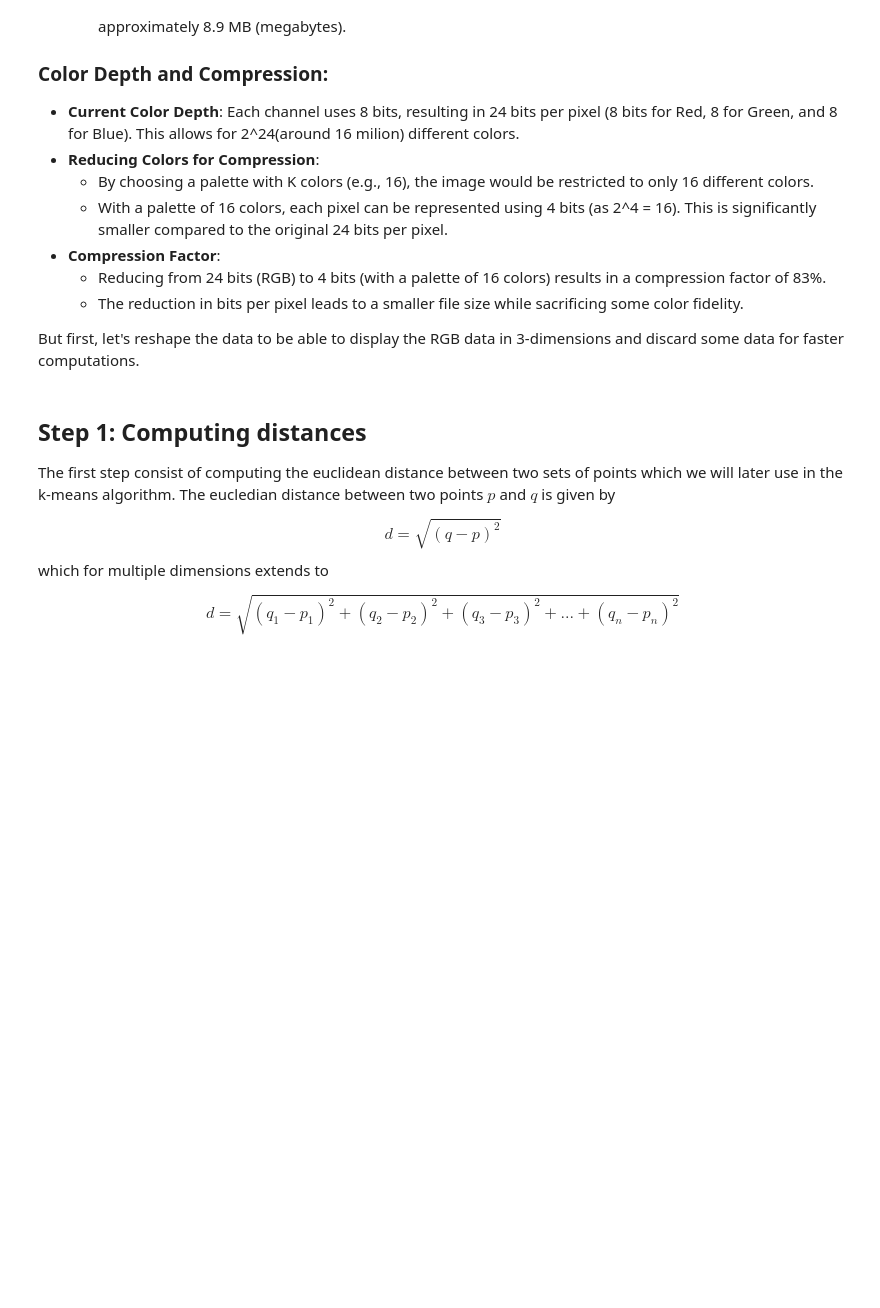
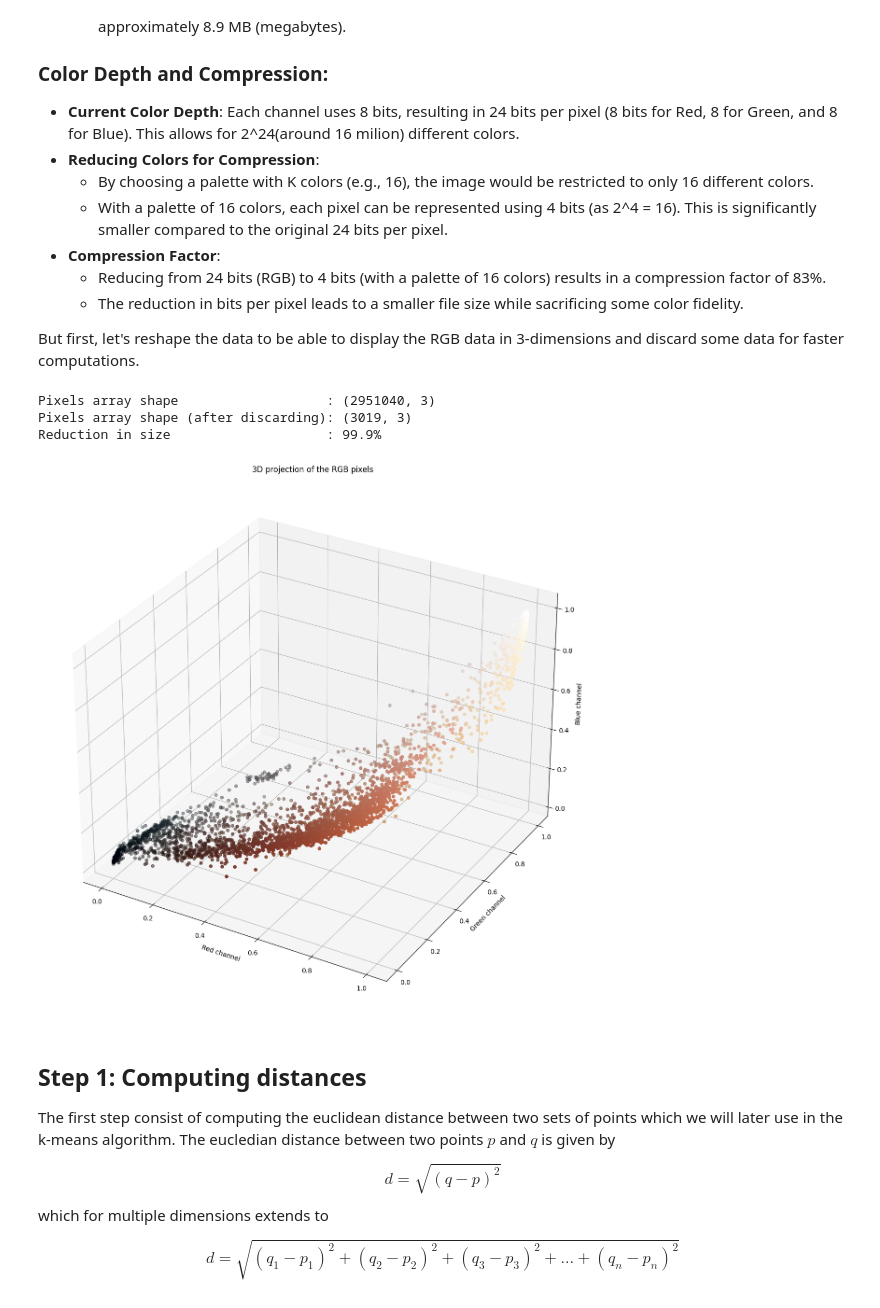
Before and after one commit to efreham1/ml-1dl034-public-assignments, a Jupyter notebook: Assignments/Theoretical/theoretical3.ipynb, the cells around one changed output. Cells and saved outputs as stored; diff of their text form; code cells hidden in the pictures; blank space fills up the shorter version.

```diff
--- a/Assignments/Theoretical/theoretical3.ipynb
+++ b/Assignments/Theoretical/theoretical3.ipynb
@@ -90,11 +96,9 @@ print("Pixels array shape                   :", pixels.shape)
 # So let's keep 0.1% of them (in other words randomly discard 99.9%)
 # Documentation: https://docs.scipy.org/doc/numpy-1.14.0/reference/generated/numpy.random.rand.html
 
-# [CODE HERE] Create a variable "keep" of size pixels.shape[0] that contains a random binary mask with 0.1% of True's.
-#             Make sure it is a numpy array
 
+keep = np.random.rand(pixels.shape[0])<0.001
 
-# [/CODE HERE]
 assert keep.dtype == bool, "keep must be containing booleans"
 assert len(keep) == pixels.shape[0], "keep has the wrong shape, it should be pixels.shape[0]"
 assert (np.unique(keep) == [False, True]).all(), "keep must only contain True/False values"
@@ -102,21 +106,27 @@ assert (np.unique(keep) == [False, True]).all(), "keep must only contain True/Fa
 pixels_small = pixels[keep]
 print("Pixels array shape (after discarding):", pixels_small.shape)
 print(f"Reduction in size                    : {1-pixels_small.shape[0]/pixels.shape[0]:.1%}")
+# %% [output]
+Pixels array shape                   : (2951040, 3)
+Pixels array shape (after discarding): (3019, 3)
+Reduction in size                    : 99.9%
 # %%
 """
 Now that we have the image collapsed in a list of pixels, it is possible
 to display each individual pixel in 3D, just by connecting the RGB intensities
 to the axis X, Y, Z.
 """
 from mpl_toolkits.mplot3d import Axes3D
-fig = plt.figure(figsize=(10, 10))
+fig = plt.figure(figsize=(15, 15))
 ax = fig.add_subplot(111, projection="3d")
 ax.scatter(*pixels_small.T, color=pixels_small)
 ax.set_xlabel("Red channel")
 ax.set_ylabel("Green channel")
 ax.set_zlabel("Blue channel")
 plt.title("3D projection of the RGB pixels")
 plt.show()
+# %% [output]
+[figure, added]
 # %% [markdown]
 ## Step 1: Computing distances
 
```
Also changed, not shown: parts of 8 cells of this notebook, 3 other files.
